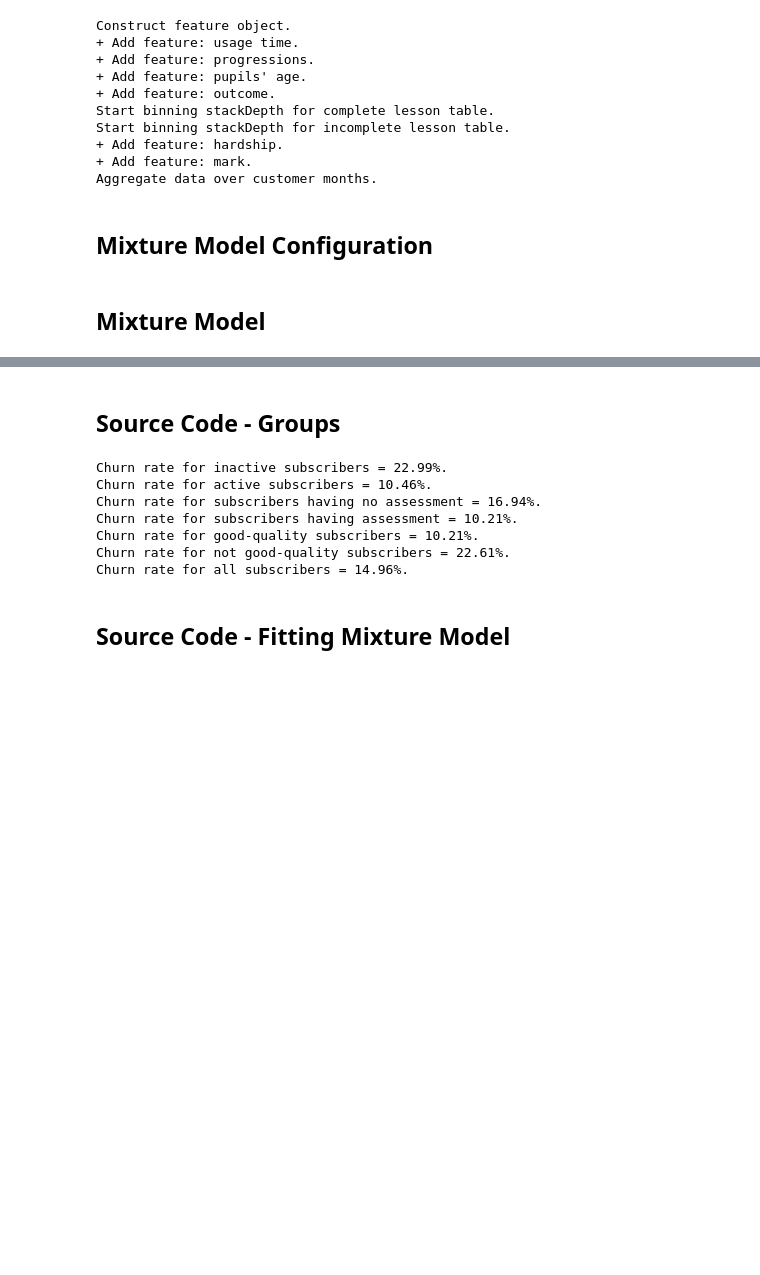
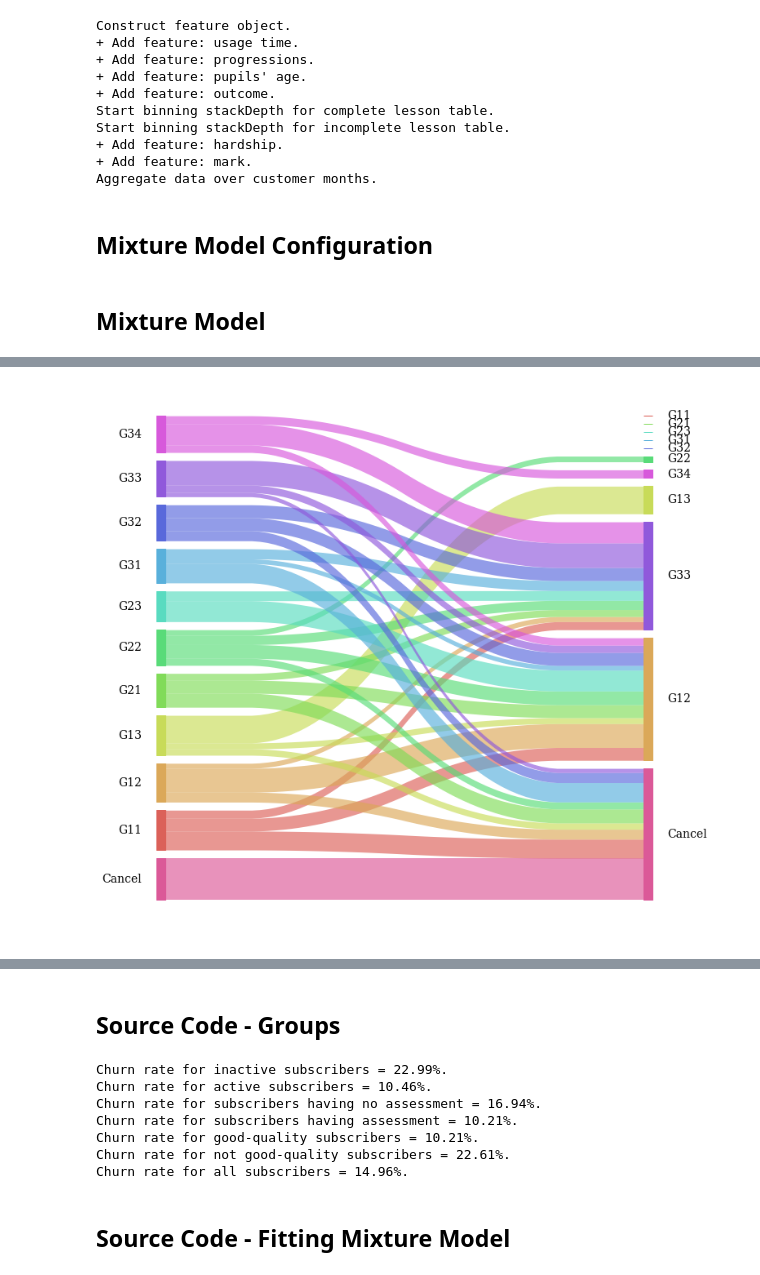
Before and after one commit to vicaws/Whizz, a Jupyter notebook: Code/Churn/Churn/NB_FeatureDistribution.ipynb, the cells around one changed output, grey strips where cells are left out. Saved outputs shown, nothing was run; the diff lists cells and outputs as text; code cells hidden in the pictures; blank space fills up the shorter version.

```diff
--- a/Code/Churn/Churn/NB_FeatureDistribution.ipynb
+++ b/Code/Churn/Churn/NB_FeatureDistribution.ipynb
@@ -177,0 +239,11 @@ df_grouping_agg['cumcount'] = df_grouping_agg['count'].cumsum()
+# %%
+df_cluter_details = pd.DataFrame()
+for key in map_cluster_pupilId.keys():
+    df = pd.DataFrame()
+    df = df.assign(pupilId = map_cluster_pupilId[key],
+                   cmonth = map_cluster_cmonth[key])
+    df['clusterId'] = key
+    df_cluter_details = pd.concat([df_cluter_details, df], axis=0)
+# %%
+clusterId_list = df_cluter_details['clusterId'].unique().tolist()
+clusterId_list.append('Cancel')
@@ -177,0 +277,36 @@ df_grouping_agg['cumcount'] = df_grouping_agg['count'].cumsum()
+# %%
+df_transition_prob = pd.DataFrame()
+
+warnings.filterwarnings('ignore')
+for c_init in tqdm(clusterId_list):
+    num_transit_list = []
+    for c_next in clusterId_list:
+        num_transit = compute_transitNumber(df_cluter_details, c_init, c_next)
+        num_transit_list.append(num_transit)
+
+    num_transit_list = np.array(num_transit_list)
+    prob_transit_list = num_transit_list / num_transit_list.sum()
+
+    df = pd.DataFrame()
+    df = df.assign(prob=prob_transit_list,
+                   cfrom=c_init,
+                   cto=clusterId_list)
+
+    df_transition_prob = pd.concat([df_transition_prob, df], axis=0)
+
+df_transition_prob.fillna(0., inplace=True)
+df_transition_prob.loc[(df_transition_prob['cfrom']=='Cancel') & (df_transition_prob['cto']=='Cancel'), 'prob'] = 1.
+# %%
+df_transition_prob.loc[df_transition_prob['prob']<0.1, 'prob'] = 0.0
+df_transition_prob.reset_index(inplace=True)
+# %%
+import utility.sankey as sankey
+
+leftLabels = ['Cancel', 'G11', 'G12', 'G13', 'G21', 'G22',  'G23', 'G31', 'G32', 'G33', 'G34']
+rightLabels = ['Cancel', 'G12', 'G33', 'G13', 'G34', 'G22', 'G32', 'G31', 'G23', 'G21', 'G11']
+sankey.sankey(df_transition_prob['cfrom'], df_transition_prob['cto'], leftWeight=df_transition_prob['prob'],
+              leftLabels=leftLabels, rightLabels=rightLabels, aspect=20, rightColor=False)
+plt.gcf().set_size_inches(12,12)
+#plt.savefig('fruits.png',bbox_inches='tight',dpi=150)
+# %% [output]
+[figure, added]
```
Also changed, not shown: parts of 17 cells of this notebook, 4 other files.
